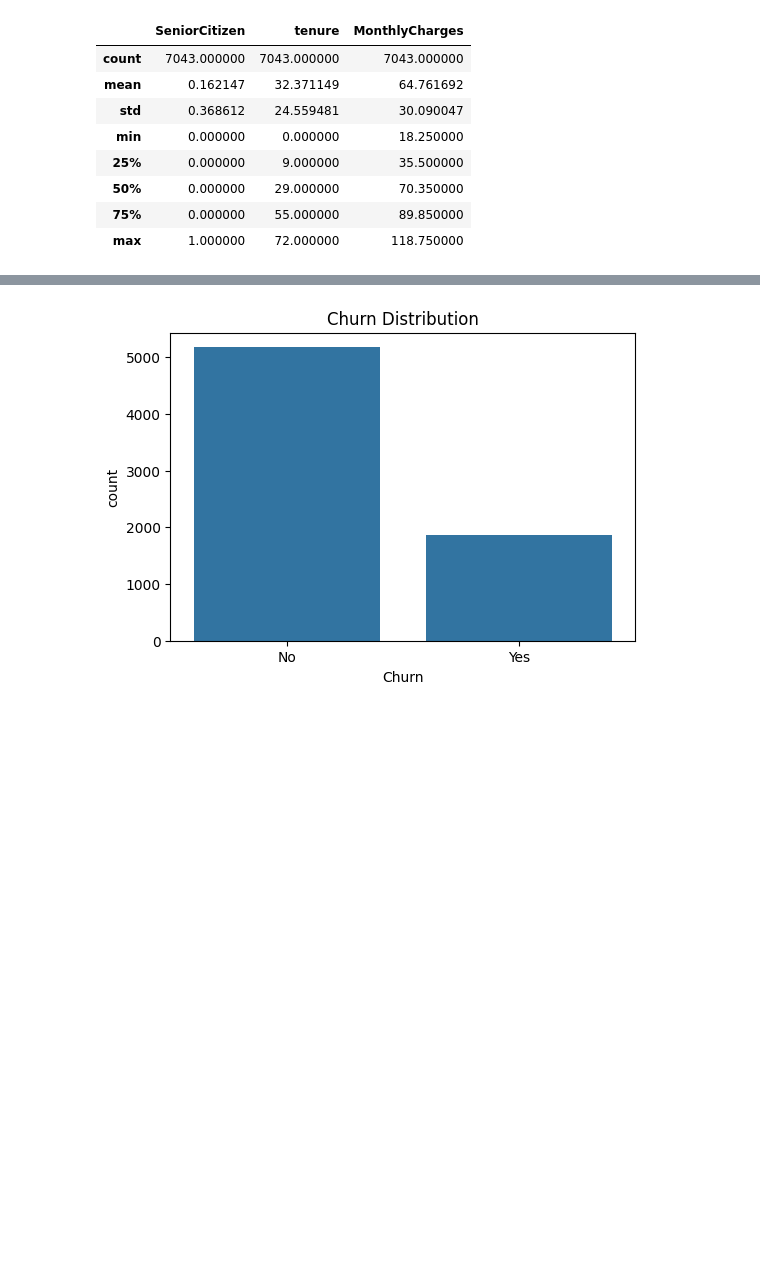
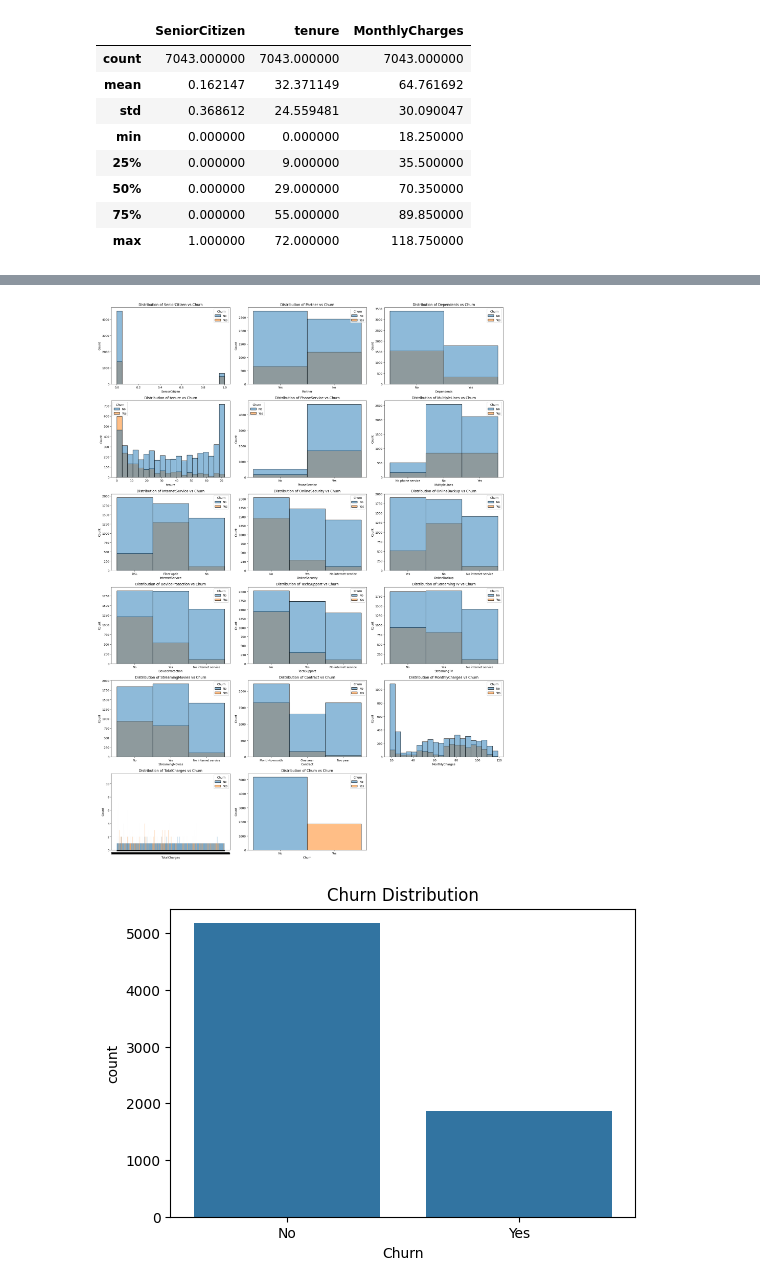
Before and after one commit to Omethmee/CoureseWork-for-Machine-Learning, a Jupyter notebook: 2425451.ipynb, the cells around one changed output, grey strips where cells are left out. Saved outputs shown, nothing was run; the diff lists cells and outputs as text; code cells hidden in the pictures; blank space fills up the shorter version.

```diff
--- a/2425451.ipynb
+++ b/2425451.ipynb
@@ -81,3 +108,30 @@ import seaborn as sns
+# %%
+#Columns you said you dropped earlier
+dropped_cols = ['gender', 'PaperlessBilling', 'PaymentMethod']
+
+#Keep CustomerID - do not drop it
+df_plot = df.drop(columns = dropped_cols, errors='ignore')
+
+#Ensure Churn is categorical (better for histograms)
+if df_plot['Churn'].dtype != 'object':
+  df_plot['Churn'] = df_plot['Churn'].map({'Yes':1, 'No':0})
+
+#Features to plot - exclude only Customer ID
+features = [col for col in df_plot.columns if col not in ['customerID']]
+
+plt.figure(figsize=(20,45))
+
+for i, col in enumerate(features):
+  plt.subplot(10, 3, i+1)
+  sns.histplot(data=df_plot, x=col, hue='Churn', kde=False, bins=20)
+  plt.title(f'Distribution of {col} vs Churn')
+  plt.xlabel(col)
+  plt.ylabel('Count')
+
+plt.tight_layout()
+plt.show()
+# %% [output]
+[figure, added]
 # %%
 #Plot: Churn Distribution
 plt.figure(figsize=(6,4))
```
Also changed, not shown: parts of 17 cells of this notebook.
